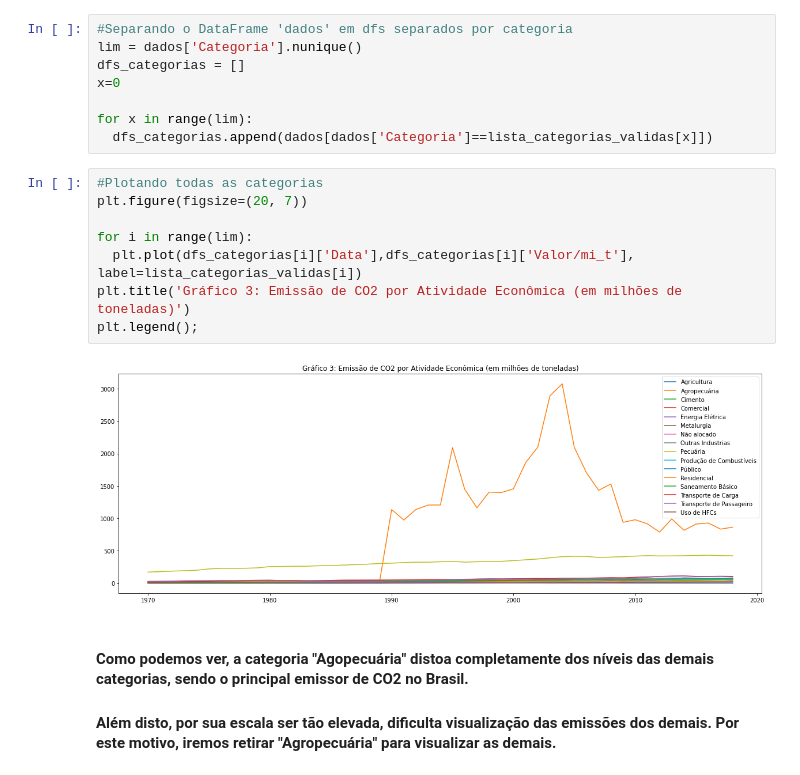
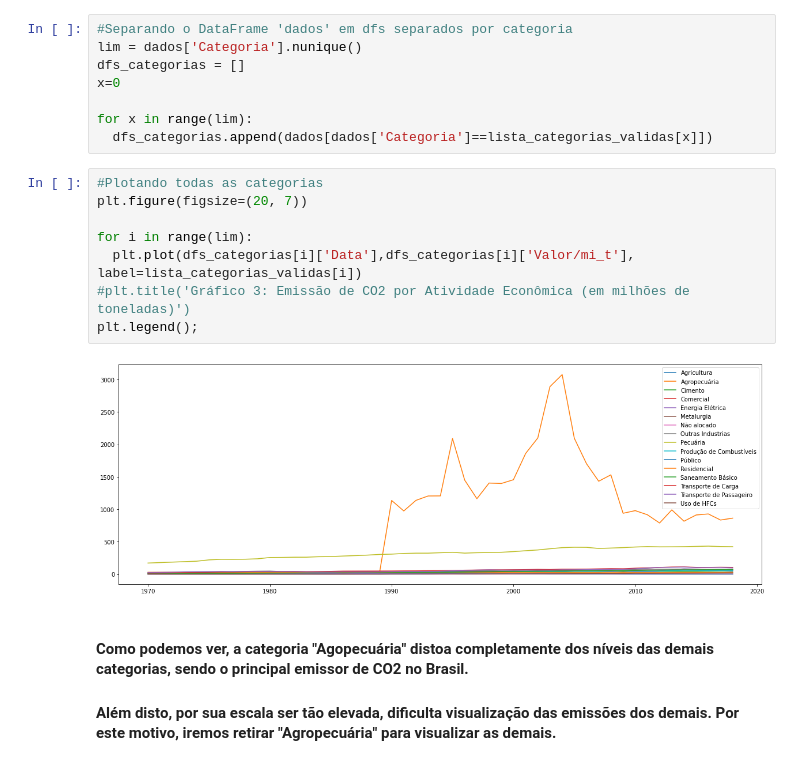
Before and after one commit to andrevcmelo/DataLearning, a Jupyter notebook: emissões_CO2.ipynb, the cells around one changed output. Drawn from its saved outputs; the diff is of its cells as text.

```diff
--- a/emissões_CO2.ipynb
+++ b/emissões_CO2.ipynb
@@ -285,13 +285,13 @@ for x in range(lim):
 # %%
 #Plotando todas as categorias
 plt.figure(figsize=(20, 7))
 
 for i in range(lim):
   plt.plot(dfs_categorias[i]['Data'],dfs_categorias[i]['Valor/mi_t'], label=lista_categorias_validas[i])
-plt.title('Gráfico 3: Emissão de CO2 por Atividade Econômica (em milhões de toneladas)')
+#plt.title('Gráfico 3: Emissão de CO2 por Atividade Econômica (em milhões de toneladas)')
 plt.legend();
 # %% [output]
-[figure, old version]
+[figure, new version]
 # %% [markdown]
 #### Como podemos ver, a categoria "Agopecuária" distoa completamente dos níveis das demais categorias, sendo o principal emissor de CO2 no Brasil.
 
```
Also changed, not shown: parts of 34 cells of this notebook.
